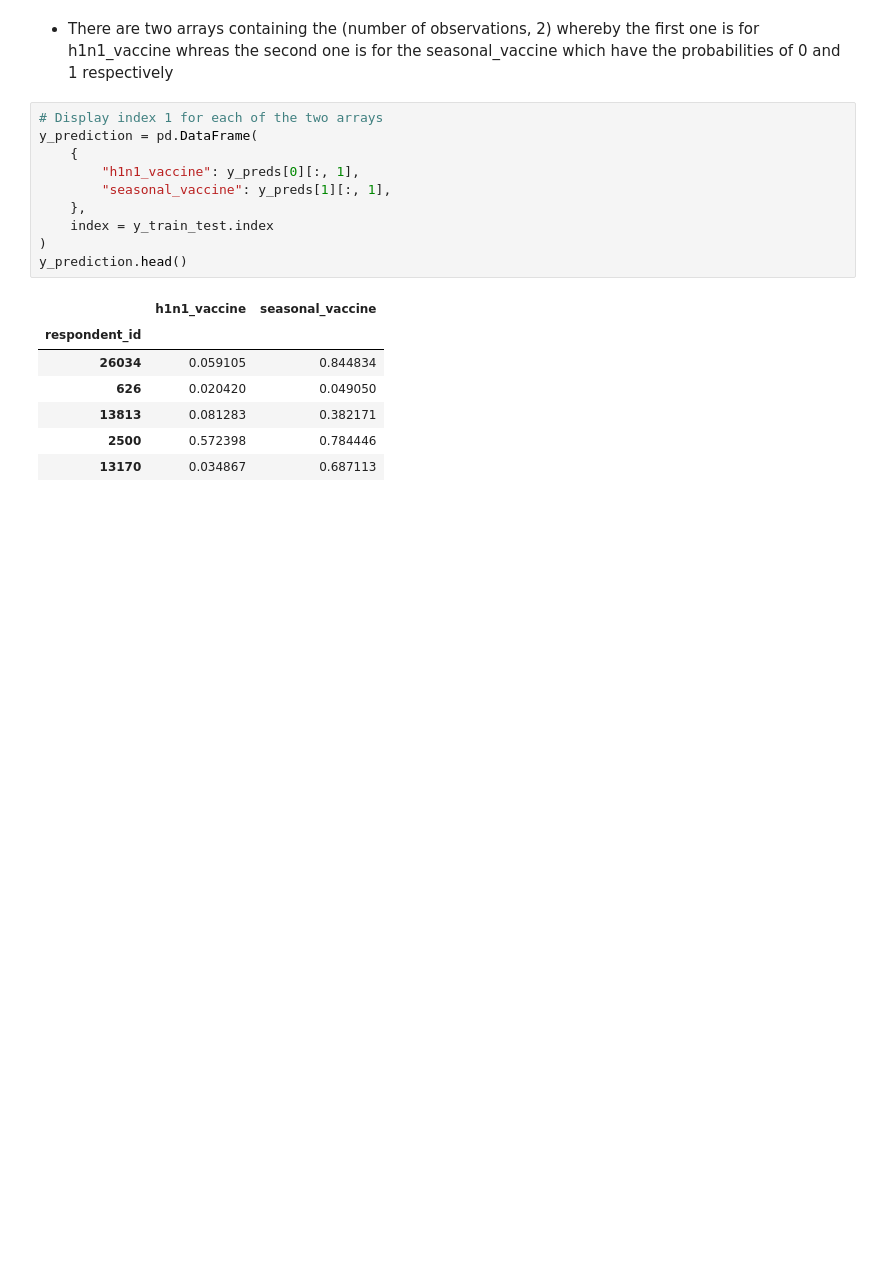
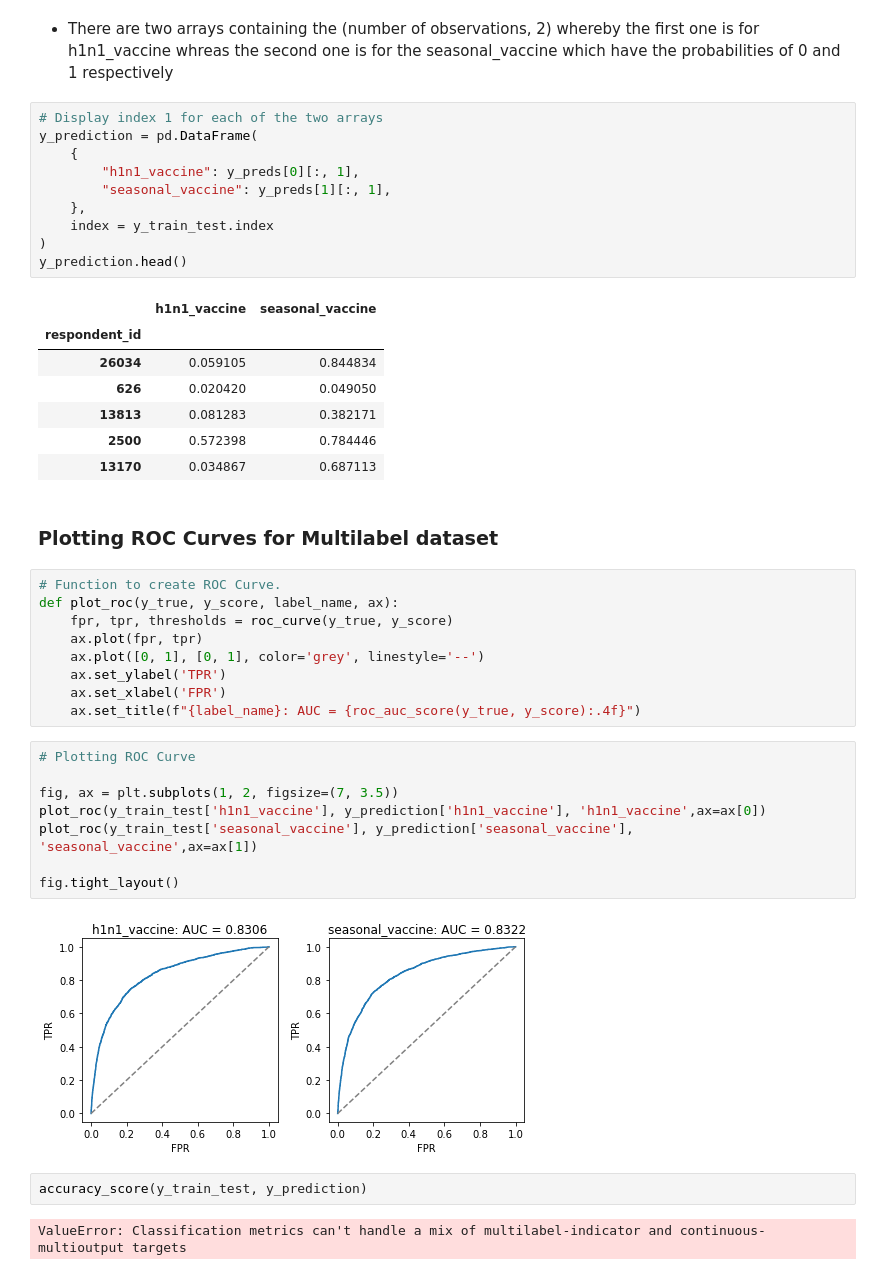
Before and after one commit to Pamela-Chebii/Predicting_H1N1_-_Seasonal_Flue_Vaccines, a Jupyter notebook: index.ipynb, the cells around one changed output. Cells and saved outputs as stored; diff of their text form; blank space fills up the shorter version.

Commit message:
ROC-AUC Curve

```diff
--- a/index.ipynb
+++ b/index.ipynb
@@ -698,3 +698,28 @@ y_prediction.head()
 | 13813 | 0.081283 | 0.382171 |
 | 2500 | 0.572398 | 0.784446 |
 | 13170 | 0.034867 | 0.687113 |
+# %% [markdown]
+### Plotting ROC Curves for Multilabel dataset
+# %%
+# Function to create ROC Curve.
+def plot_roc(y_true, y_score, label_name, ax):
+    fpr, tpr, thresholds = roc_curve(y_true, y_score)
+    ax.plot(fpr, tpr)
+    ax.plot([0, 1], [0, 1], color='grey', linestyle='--')
+    ax.set_ylabel('TPR')
+    ax.set_xlabel('FPR')
+    ax.set_title(f"{label_name}: AUC = {roc_auc_score(y_true, y_score):.4f}")
+# %%
+# Plotting ROC Curve
+
+fig, ax = plt.subplots(1, 2, figsize=(7, 3.5))
+plot_roc(y_train_test['h1n1_vaccine'], y_prediction['h1n1_vaccine'], 'h1n1_vaccine',ax=ax[0])
+plot_roc(y_train_test['seasonal_vaccine'], y_prediction['seasonal_vaccine'], 'seasonal_vaccine',ax=ax[1])
+
+fig.tight_layout()
+# %% [output]
+[figure, added]
+# %%
+accuracy_score(y_train_test, y_prediction)
+# %% [output]
+ValueError: Classification metrics can't handle a mix of multilabel-indicator and continuous-multioutput targets
```
